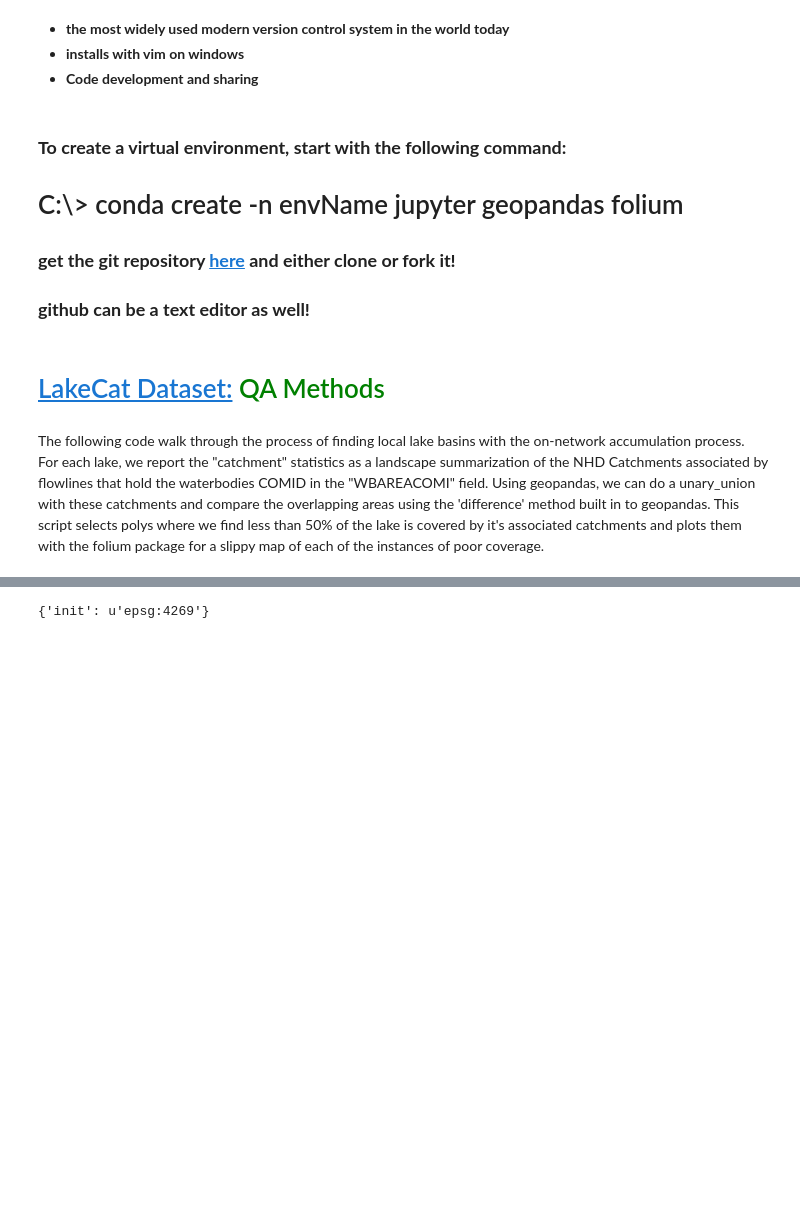
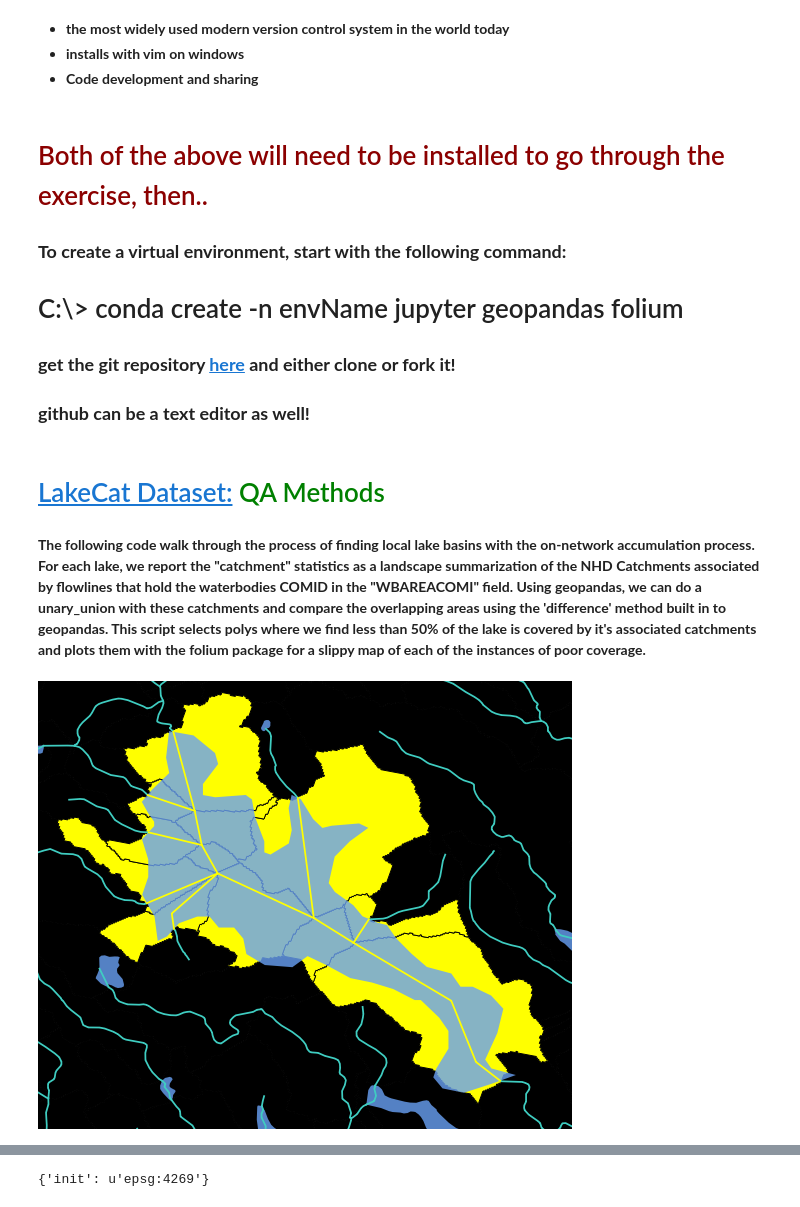
Before and after one commit to debboutr/SDMG, a Jupyter notebook: SpatialDataManagementGroup.ipynb, the cells around one changed output, grey strips where cells are left out. Cells and saved outputs as stored; diff of their text form; code cells hidden in the pictures; blank space fills up the shorter version.

```diff
--- a/SpatialDataManagementGroup.ipynb
+++ b/SpatialDataManagementGroup.ipynb
@@ -16,6 +23,8 @@
 * __installs with vim on windows__
 * __Code development and sharing__
 # %% [markdown]
+# <font color='darkred'>Both of the above will need to be installed to go through the exercise, then..</font>
+
 ### **To create a virtual environment, start with the following command:**
 
 #  C:\\> conda create -n envName jupyter geopandas folium
@@ -24,7 +33,11 @@
 
 ### **github can be a text editor as well!**
 # %% [markdown]
-# <font color='green'> [LakeCat Dataset:](https://github.com/USEPA/LakeCat) QA  Methods</font>
+# [LakeCat Dataset:](https://github.com/USEPA/LakeCat)<font color='green'> QA  Methods</font>
 # %% [markdown]
-The following code walk through the process of finding local lake basins with the on-network accumulation process. For each lake, we report the "catchment" statistics as a landscape summarization of the NHD Catchments associated by flowlines that hold the waterbodies COMID in the "WBAREACOMI" field. Using geopandas, we can do a unary_union with these catchments and compare the overlapping areas using the 'difference' method built in to geopandas. This script selects polys where we find less than 50% of the lake is covered by it's associated catchments and plots them with the folium package for a slippy map of each of the instances of poor coverage.
+**The following code walk through the process of finding local lake basins with the on-network accumulation process. For each lake, we report the "catchment" statistics as a landscape summarization of the NHD Catchments associated by flowlines that hold the waterbodies COMID in the "WBAREACOMI" field. Using geopandas, we can do a unary_union with these catchments and compare the overlapping areas using the 'difference' method built in to geopandas. This script selects polys where we find less than 50% of the lake is covered by it's associated catchments and plots them with the folium package for a slippy map of each of the instances of poor coverage.**
+# %%
+Image(filename='./images/linked.png')
+# %% [output]
+[figure, added]
 # %% [markdown]
```
Also changed, not shown: parts of 24 cells of this notebook, 3 other files.
